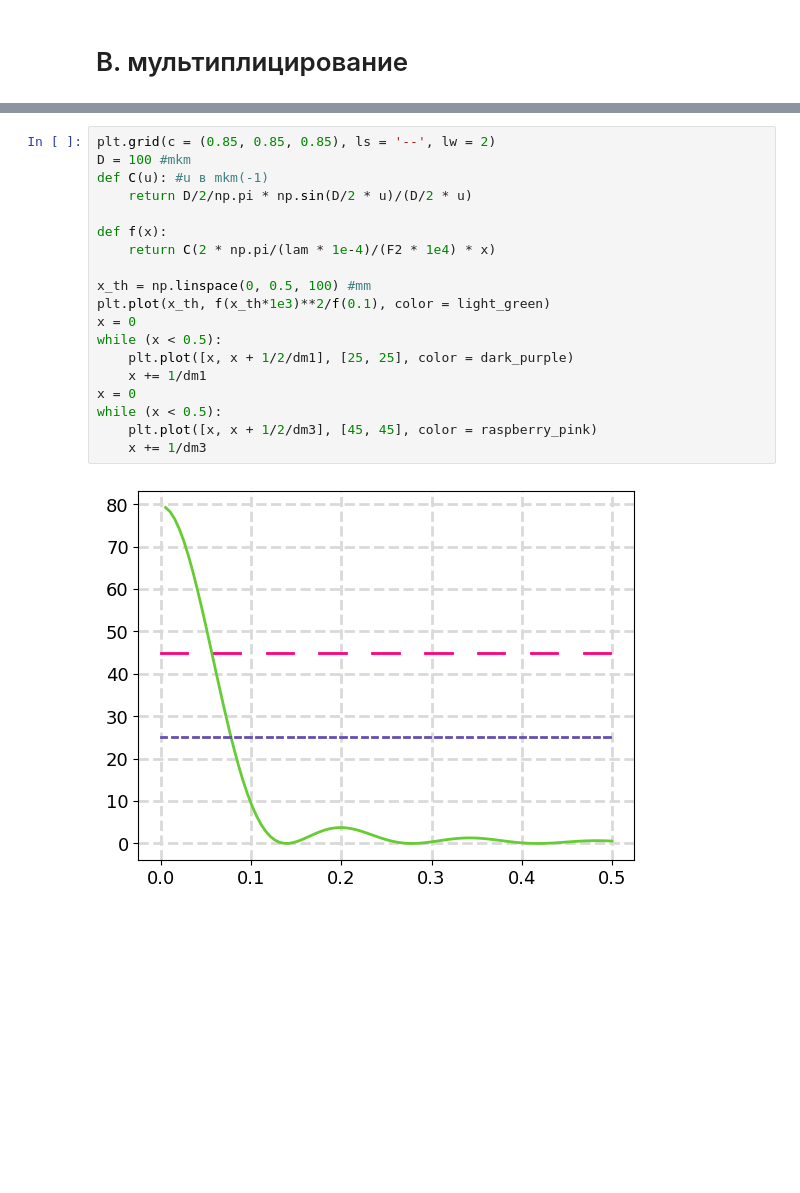
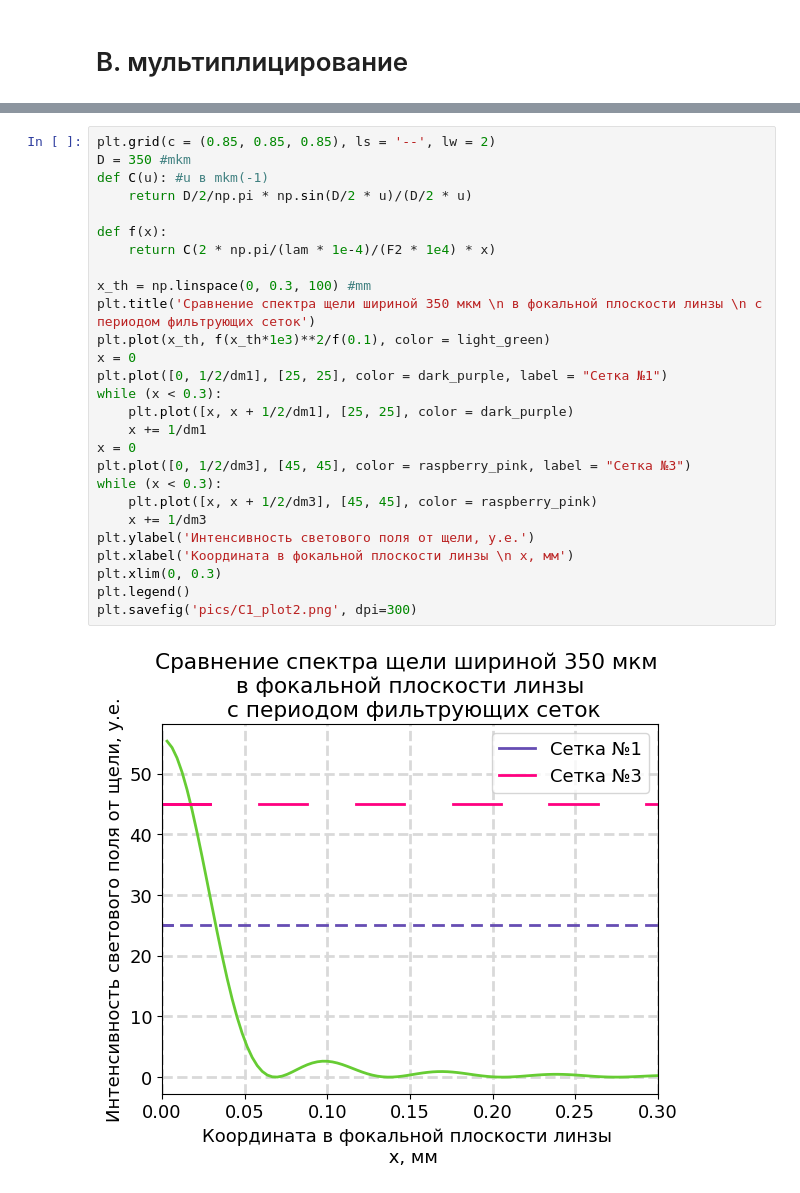
Before and after one commit to nina-zhuchkova/labs_4sem, a Jupyter notebook: 4.3.4 фурье-оптика/process.ipynb, the cells around one changed output, grey strips where cells are left out. Cells and saved outputs as stored; diff of their text form; blank space fills up the shorter version.

```diff
--- a/4.3.4 фурье-оптика/process.ipynb
+++ b/4.3.4 фурье-оптика/process.ipynb
@@ -389,21 +391,29 @@ plt.savefig('pics/С1_plot.png', dpi=300)
 # %%
 plt.grid(c = (0.85, 0.85, 0.85), ls = '--', lw = 2)
-D = 100 #mkm
+D = 350 #mkm
 def C(u): #u в mkm(-1)
     return D/2/np.pi * np.sin(D/2 * u)/(D/2 * u)
 
 def f(x):
     return C(2 * np.pi/(lam * 1e-4)/(F2 * 1e4) * x)
 
-x_th = np.linspace(0, 0.5, 100) #mm
+x_th = np.linspace(0, 0.3, 100) #mm
+plt.title('Сравнение спектра щели шириной 350 мкм \n в фокальной плоскости линзы \n с периодом фильтрующих сеток')
 plt.plot(x_th, f(x_th*1e3)**2/f(0.1), color = light_green)
 x = 0
-while (x < 0.5):
+plt.plot([0, 1/2/dm1], [25, 25], color = dark_purple, label = "Сетка №1")
+while (x < 0.3):
     plt.plot([x, x + 1/2/dm1], [25, 25], color = dark_purple)
     x += 1/dm1
 x = 0
-while (x < 0.5):
+plt.plot([0, 1/2/dm3], [45, 45], color = raspberry_pink, label = "Сетка №3")
+while (x < 0.3):
     plt.plot([x, x + 1/2/dm3], [45, 45], color = raspberry_pink)
     x += 1/dm3
+plt.ylabel('Интенсивность светового поля от щели, у.е.')
+plt.xlabel('Координата в фокальной плоскости линзы \n x, мм')
+plt.xlim(0, 0.3)
+plt.legend()
+plt.savefig('pics/C1_plot2.png', dpi=300)
 # %% [output]
-[figure, old version]
+[figure, new version]
```
Also changed, not shown: parts of 8 cells of this notebook, 19 other files.
